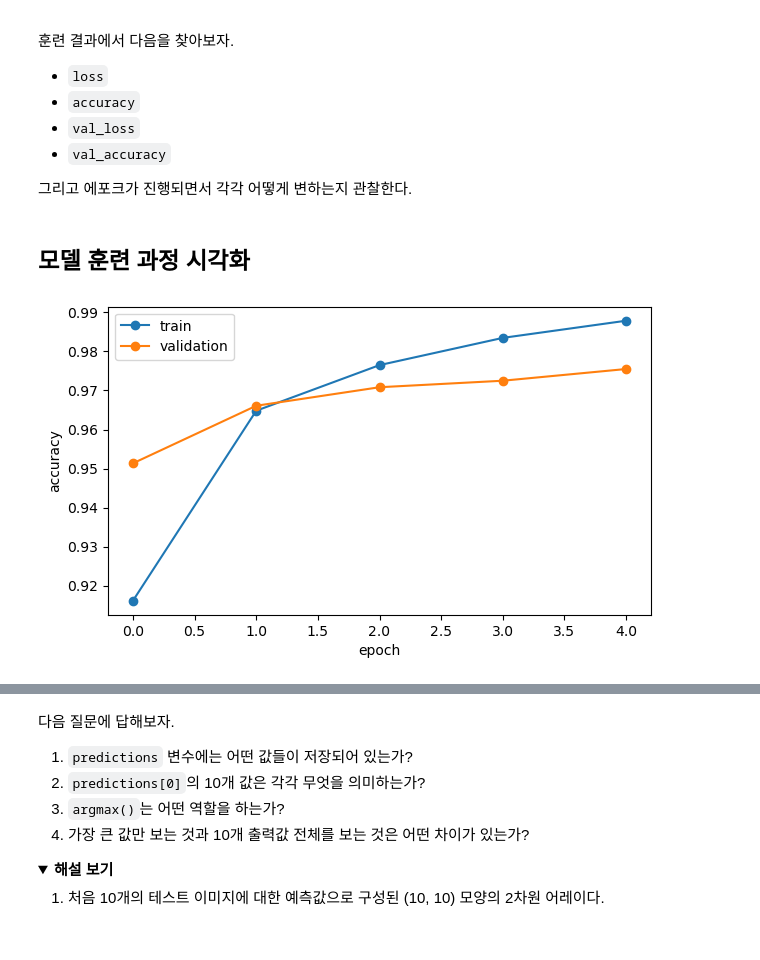
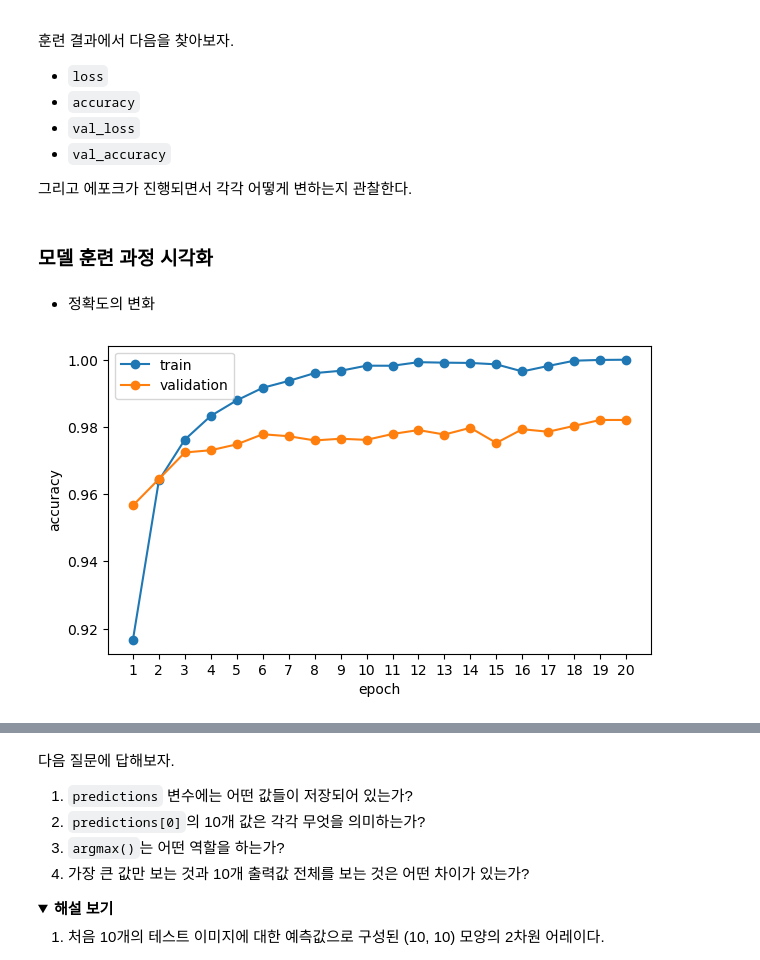
Before and after one commit to codingalzi/code-workout-dlp, a Jupyter notebook: P1_lab_mlp.ipynb, the cells around one changed output, grey strips where cells are left out. Saved outputs shown, nothing was run; the diff lists cells and outputs as text; code cells hidden in the pictures; folded sections open; blank space fills up the shorter version.

```diff
--- a/P1_lab_mlp.ipynb
+++ b/P1_lab_mlp.ipynb
@@ -264,7 +264,7 @@ model.compile(
 history = model.fit(
     train_images,
     train_labels,
-    epochs=5,
+    epochs=20,
     batch_size=128,
     validation_split=0.2,
 )
@@ -293,14 +301,21 @@ Epoch 5/5
 
 그리고 에포크가 진행되면서 각각 어떻게 변하는지 관찰한다.
 # %% [markdown]
-## 모델 훈련 과정 시각화
+### 모델 훈련 과정 시각화
+# %% [markdown]
+- 정확도의 변화
 # %%
 plt.figure(figsize=(7, 4))
-plt.plot(history.history["accuracy"], marker="o", label="train")
-plt.plot(history.history["val_accuracy"], marker="o", label="validation")
+
+epochs = range(1, len(history.history["accuracy"]) + 1)
+
+plt.plot(epochs, history.history["accuracy"], marker="o", label="train")
+plt.plot(epochs, history.history["val_accuracy"], marker="o", label="validation")
+
+plt.xticks(range(1, len(history.history["accuracy"]) + 1))
 plt.xlabel("epoch")
 plt.ylabel("accuracy")
 plt.legend()
 plt.show()
 # %% [output]
-[figure, old version]
+[figure, new version]
```
Also changed, not shown: parts of 24 cells of this notebook, 1 other file.
